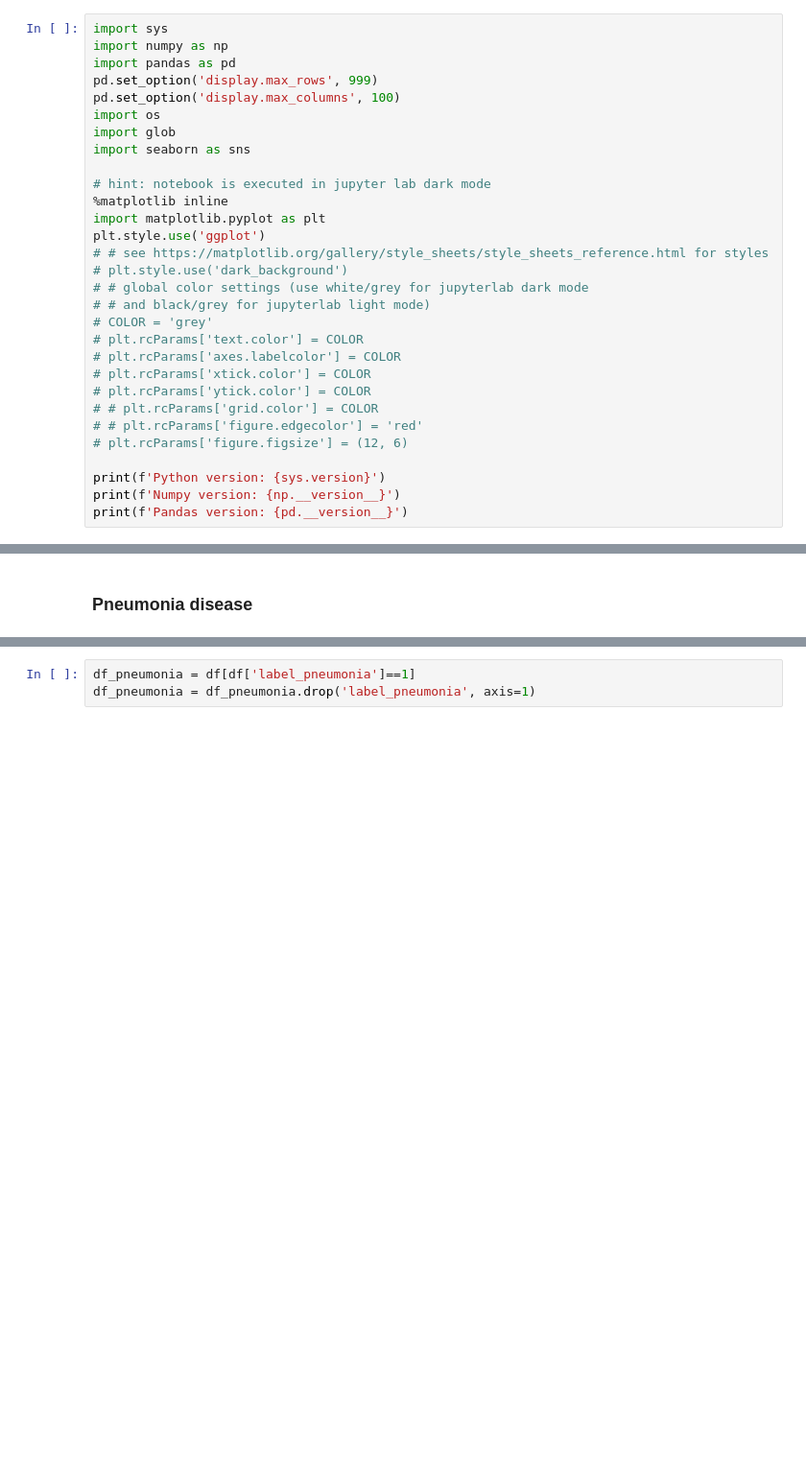
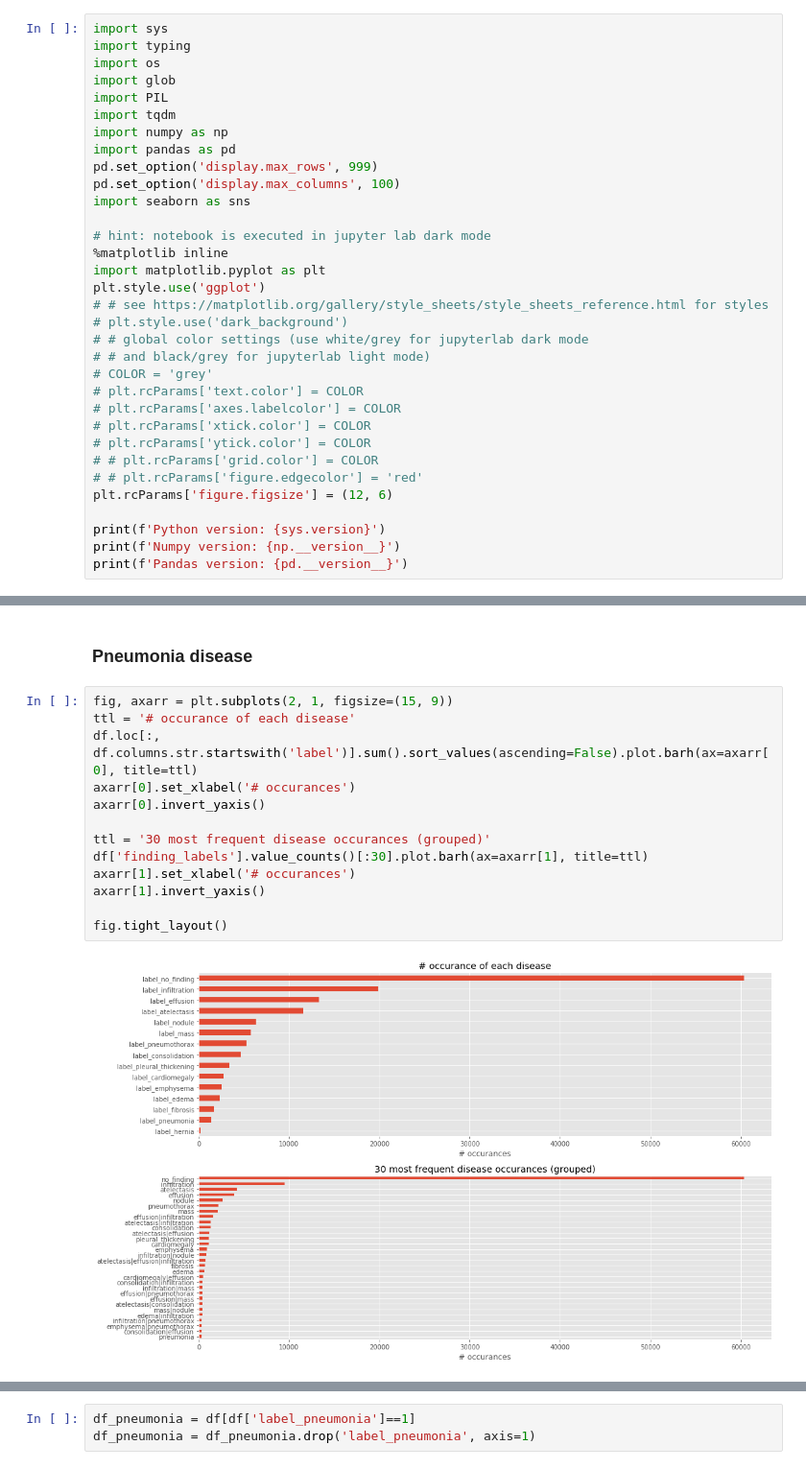
Before and after one commit to phthaloc/AIHCND_C2_Starter, a Jupyter notebook: EDA.ipynb, the cells around one changed output, grey strips where cells are left out. Shown at 96% size. Drawn from its saved outputs; the diff is of its cells as text; blank space fills up the shorter version.

```diff
--- a/EDA.ipynb
+++ b/EDA.ipynb
@@ -22,12 +22,15 @@ Note: use full NIH data to perform the first a few EDA items and use `sample_lab
 Also, **describe your findings and how will you set up the model training based on the findings.**
 # %%
 import sys
+import typing
+import os
+import glob
+import PIL
+import tqdm
 import numpy as np
 import pandas as pd
 pd.set_option('display.max_rows', 999)
 pd.set_option('display.max_columns', 100)
-import os
-import glob
 import seaborn as sns
 
 # hint: notebook is executed in jupyter lab dark mode
@@ -45,7 +48,7 @@ plt.style.use('ggplot')
 # plt.rcParams['ytick.color'] = COLOR
 # # plt.rcParams['grid.color'] = COLOR
 # # plt.rcParams['figure.edgecolor'] = 'red'
-# plt.rcParams['figure.figsize'] = (12, 6)
+plt.rcParams['figure.figsize'] = (12, 6)
 
 print(f'Python version: {sys.version}')
 print(f'Numpy version: {np.__version__}')
@@ -500,3 +503,18 @@ df[df['pid']==4006].head()
 | 15283 | 00004006_004.png | no_finding | 4 | 4006 | 31 | f | ap | ... |
 # %% [markdown]
 ### Pneumonia disease
+# %%
+fig, axarr = plt.subplots(2, 1, figsize=(15, 9))
+ttl = '# occurance of each disease'
+df.loc[:, df.columns.str.startswith('label')].sum().sort_values(ascending=False).plot.barh(ax=axarr[0], title=ttl)
+axarr[0].set_xlabel('# occurances')
+axarr[0].invert_yaxis()
+
+ttl = '30 most frequent disease occurances (grouped)'
+df['finding_labels'].value_counts()[:30].plot.barh(ax=axarr[1], title=ttl)
+axarr[1].set_xlabel('# occurances')
+axarr[1].invert_yaxis()
+
+fig.tight_layout()
+# %% [output]
+[figure, added]
```
Also changed, not shown: parts of 20 cells of this notebook.
